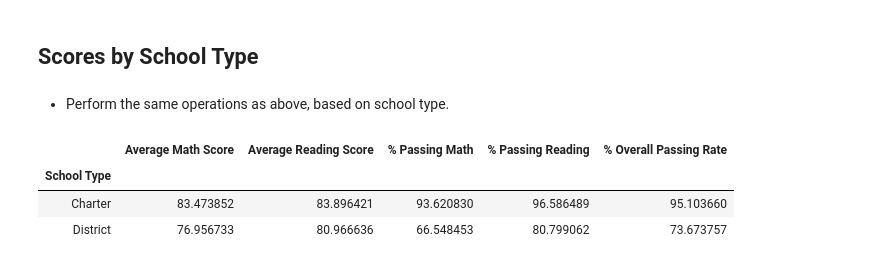
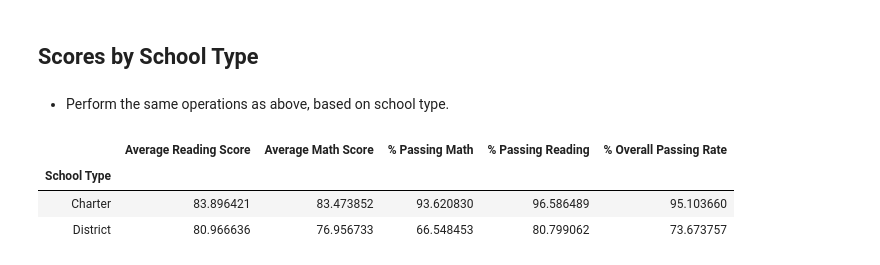
Before and after one commit to ncastal/pandas-challenge, a Jupyter notebook: PyCitySchools/PyCitySchools_starter.ipynb, the cells around one changed output. Cells and saved outputs as stored; diff of their text form; code cells hidden in the pictures.

```diff
--- a/PyCitySchools/PyCitySchools_starter.ipynb
+++ b/PyCitySchools/PyCitySchools_starter.ipynb
@@ -94,8 +94,5 @@ school_group['% Passing Reading']=(pass_read_group['reading_score']/school_group
 school_group['% Overall Passing Rate']=(school_group['% Passing Math']+school_group['% Passing Reading'])/2
 school_group=school_group.rename(columns={'reading_score':'Average Reading Score','math_score':'Average Math Score','size':'Total Students','budget':'Total School Budget'})
 school_group=school_group.drop(columns=['Student ID','School ID'])
-school_group['Total School Budget']=school_group['Total School Budget'].map('${:,.2f}'.format)
-#school_group['Per Student Budget']=school_group['Per Student Budget'].map('${:,.2f}'.format)
-#school_group['Total Students']=school_group['Total Students'].map('{:.0f}'.format)
-school_group=school_group[["School Type","Total Students","Total School Budget","Per Student Budget","Average Math Score","Average Reading Score","% Passing Math","% Passing Reading","% Overall Passing Rate"]]
-school_group
+school_group_format=school_group
+school_group=school_group.rename(columns={'Per Student Budget':'per_student_budget','Total Students':'total_students'})
@@ -249,6 +255,6 @@ group_names = ["<$585", "$585-615", "$615-645", "$645-675"]
 # %%
-school_group['Spend Group']=pd.cut(school_group['Per Student Budget'],spending_bins,labels=group_names)
+school_group['Spend Group']=pd.cut(school_group['per_student_budget'],spending_bins,labels=group_names)
 spend_group=school_group.groupby('Spend Group').mean()
-spend_group=spend_group.drop(columns=['Per Student Budget','Total Students'])
+spend_group=spend_group.drop(columns=['per_student_budget','total_students','Total School Budget'])
 spend_group
 # %% [output]
@@ -267,8 +273,8 @@ spend_group
 size_bins = [0, 1000, 2000, 5000]
 group_names = ["Small (<1000)", "Medium (1000-2000)", "Large (2000-5000)"]
 # %%
-school_group['Size Group']=pd.cut(school_group['Total Students'],size_bins,labels=group_names)
+school_group['Size Group']=pd.cut(school_group['total_students'],size_bins,labels=group_names)
 spend_group=school_group.groupby('Size Group').mean()
-spend_group=spend_group.drop(columns=['Total Students','Per Student Budget'])
+spend_group=spend_group.drop(columns=['total_students','per_student_budget','Total School Budget'])
 spend_group
 # %% [output]
@@ -283,10 +289,10 @@ spend_group
 * Perform the same operations as above, based on school type.
 # %%
 school_type_group=school_group.groupby('School Type').mean()
-school_type_group=school_type_group.drop(columns=['Total Students','Per Student Budget'])
+school_type_group=school_type_group.drop(columns=['total_students','per_student_budget', 'Total School Budget'])
 school_type_group
 # %% [output]
-|  | Average Math Score | Average Reading Score | % Passing Math | % Passing Reading | % Overall Passing Rate |
+|  | Average Reading Score | Average Math Score | % Passing Math | % Passing Reading | % Overall Passing Rate |
 | School Type |  |  |  |  |  |
-| Charter | 83.473852 | 83.896421 | 93.620830 | 96.586489 | 95.103660 |
-| District | 76.956733 | 80.966636 | 66.548453 | 80.799062 | 73.673757 |
+| Charter | 83.896421 | 83.473852 | 93.620830 | 96.586489 | 95.103660 |
+| District | 80.966636 | 76.956733 | 66.548453 | 80.799062 | 73.673757 |
```
Also changed, not shown: parts of 10 cells of this notebook.
